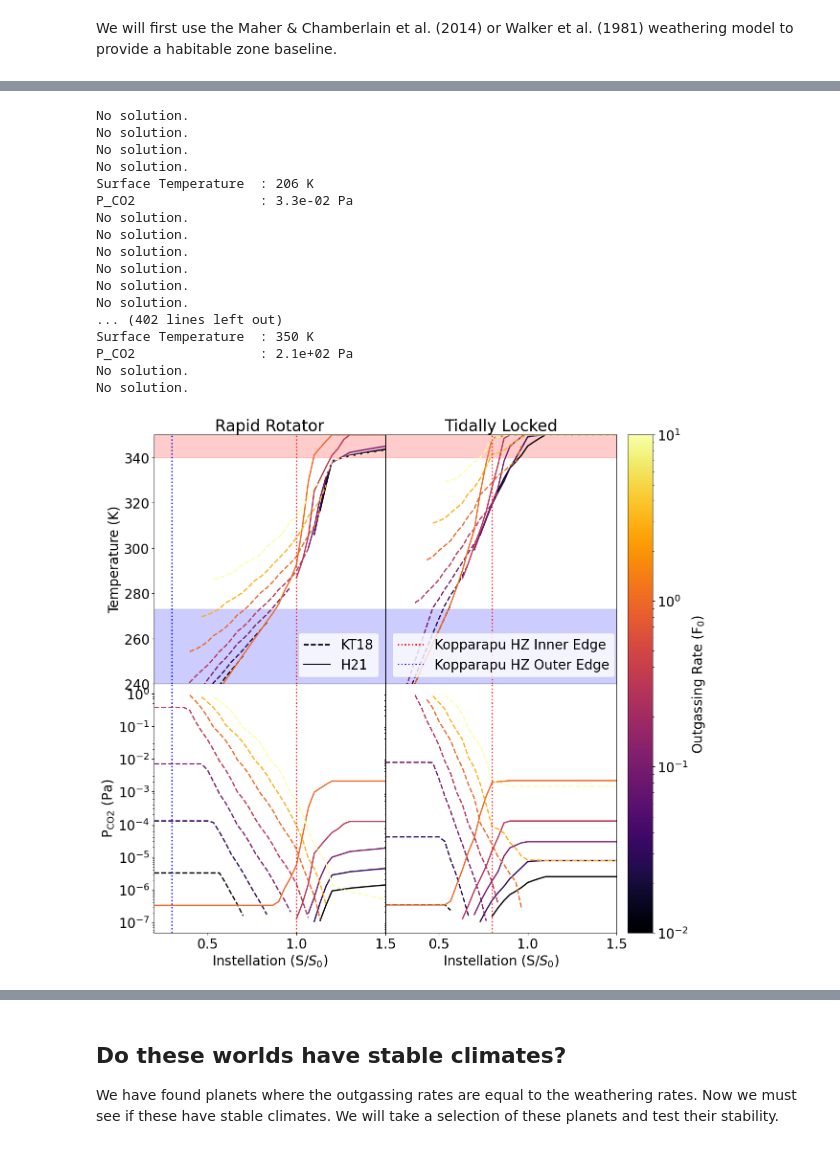
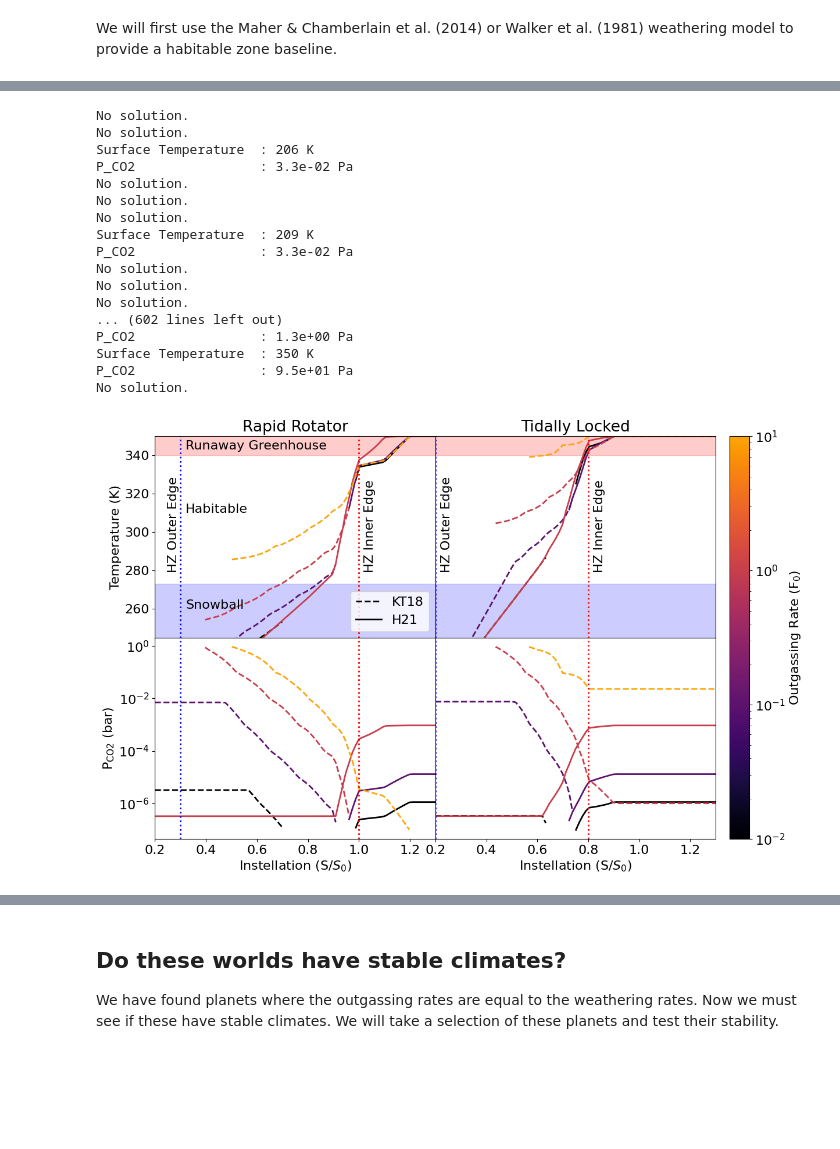
Before and after one commit to astro-pavan/kamino, a Jupyter notebook: notebooks/poster.ipynb, the cells around one changed output, grey strips where cells are left out. Saved outputs shown, nothing was run; the diff lists cells and outputs as text; code cells hidden in the pictures; blank space fills up the shorter version.

```diff
--- a/notebooks/poster.ipynb
+++ b/notebooks/poster.ipynb
@@ -19,13 +19,13 @@ import matplotlib as mpl
 import numpy as np
 # %%
 plot_width = 15 # in
-plt.rcParams.update({'font.size': 20})
-plt.rcParams.update({'figure.titlesize': 20})
+plt.rcParams.update({'font.size': 16})
+plt.rcParams.update({'figure.titlesize': 18})
 plt.rcParams.update({'lines.linewidth': 2})
 # %%
 # instellation_range = np.array([0.2, 0.3, 0.4, 0.5, 0.6, 0.7, 0.8, 0.9, 1.0, 1.1, 1.2, 1.3, 1.4])
-instellation_range = np.linspace(0.2, 1.5, num=40)
-outgassing_range = np.array([0.01, 0.03, 0.1, 0.3, 1.0, 3.0, 10.0])
+instellation_range = np.linspace(0.2, 1.5, num=100)
+outgassing_range = np.array([0.01, 0.1, 1.0, 10.0])
 results_shape = (len(instellation_range), len(outgassing_range))
 ocean_depth = 3000
 # %% [markdown]
@@ -38,7 +38,7 @@ T_weather_baseline = np.zeros(len(instellation_range))
 for i, s in enumerate(instellation_range):
 
     try:
-        pl = planet(1e5, 3000, s, 1, 0.05, 50e6, 100, use_WHAK_weathering=True, albedo=0.05)
+        pl = planet(1e5, 3000, s, 1, 0.05, 50e6, 100, use_MAC_weathering=True, albedo=0.05)
         T_s, pco2, _, _, _, weathering= pl.find_steady_state_no_evolution(diagnostic_plots=False)
     except ValueError:
         T_s, pco2, weathering = np.nan, np.nan, np.nan
@@ -187,8 +187,6 @@ for i, s in enumerate(instellation_range):
         pco2_tidal_H21[i, j] = pco2 * 1e-5 # convert to bar
         T_weather_tidal_H21[i, j] = weathering
 # %% [output]
-No solution.
-No solution.
 No solution.
 No solution.
 Surface Temperature  : 206 K
@@ -196,14 +194,16 @@ P_CO2                : 3.3e-02 Pa
 No solution.
 No solution.
 No solution.
+Surface Temperature  : 209 K
+P_CO2                : 3.3e-02 Pa
 No solution.
 No solution.
 No solution.
-... (402 lines left out)
+... (602 lines left out)
+P_CO2                : 1.3e+00 Pa
 Surface Temperature  : 350 K
-P_CO2                : 2.1e+02 Pa
+P_CO2                : 9.5e+01 Pa
 No solution.
-No solution.
 # %%
 # T_rapid_new = np.zeros(results_shape)
 # pco2_rapid_new = np.zeros(results_shape)
@@ -223,7 +223,7 @@ No solution.
 #         T_weather_rapid_new[i, j] = weathering
 # %%
 # fig, (ax1, ax2, ax3) = plt.subplots(3, 1, sharex=True, figsize=(8, 9), gridspec_kw={'hspace': 0.0})
-fig, axs= plt.subplots(2, 2, sharex=True, figsize=(plot_width, 0.9*plot_width), gridspec_kw={'hspace': 0.0, 'wspace': 0.0})
+fig, axs= plt.subplots(2, 2, sharex=True, figsize=(plot_width, 0.6*plot_width), gridspec_kw={'hspace': 0.0, 'wspace': 0.0})
 
 ax1 = axs[0,0]
 ax2 = axs[1,0]
@@ -231,7 +231,10 @@ ax3 = axs[0,1]
 ax4 = axs[1,1]
 
 
-cmap = mpl.colormaps['inferno']
+inferno = mpl.colormaps['inferno']
+
+colors = inferno(np.linspace(0, 0.8, 256))
+cmap = mpl.colors.LinearSegmentedColormap.from_list('darker_inferno', colors)
 # norm = mpl.colors.Normalize(vmin=min(outgassing_range), vmax=max(outgassing_range))
 # sm = plt.cm.ScalarMappable(cmap=cmap, norm=norm)
 # sm.set_array([])
@@ -269,48 +272,59 @@ for i, outgas in enumerate(outgassing_range):
 ax1.set_ylabel('Temperature (K)')
 ax1.set_xlim(np.min(instellation_range), np.max(instellation_range))
 
-ax1.set_ylim(240, 350)
-ax3.set_ylim(240, 350)
+ax1.set_ylim(245, 350)
+ax3.set_ylim(245, 350)
+
+ax1.set_xlim(0.4, 1.3)
+ax3.set_xlim(0.2, 1.3)
+ax2.set_xlim(0.4, 1.3)
+ax4.set_xlim(0.2, 1.3)
+
 ax1.axhspan(340, 350, color='red', alpha=0.2)
 ax1.axhspan(273, 200, color='blue', alpha=0.2)
 ax3.axhspan(340, 360, color='red', alpha=0.2)
 ax3.axhspan(273, 200, color='blue', alpha=0.2)
 
-# ax1.axvline(1.0, color='red', linestyle=':')
-# ax1.axvline(0.3, color='blue', linestyle=':')
-# ax2.axvline(1.0, color='red', linestyle=':')
-# ax2.axvline(0.3, color='blue', linestyle=':')
-# ax3.axvline(0.8, color='red', linestyle=':', label='Kopparapu HZ Inner Edge')
-# ax3.axvline(0.2, color='blue', linestyle=':', label='Kopparapu HZ Outer Edge')
-# ax4.axvline(0.8, color='red', linestyle=':')
-# ax4.axvline(0.2, color='blue', linestyle=':')
+ax1.axvline(1.0, color='red', linestyle=':')
+ax1.axvline(0.3, color='blue', linestyle=':')
+ax2.axvline(1.0, color='red', linestyle=':')
+ax2.axvline(0.3, color='blue', linestyle=':')
+ax3.axvline(0.8, color='red', linestyle=':', label='HZ Inner Edge')
+ax3.axvline(0.2, color='blue', linestyle=':', label='HZ Outer Edge')
+ax4.axvline(0.8, color='red', linestyle=':')
+ax4.axvline(0.2, color='blue', linestyle=':')
 
-# ax1.text(0.25, 340, 'Runaway Greenhouse')
-# ax1.text(0.25, 310, 'Habitable')
-# ax1.text(0.25, 250, 'Snowball')
+ax1.text(0.32, 343, 'Runaway Greenhouse')
+ax1.text(0.32, 310, 'Habitable')
+ax1.text(0.32, 260, 'Snowball')
 
-ax1.legend()
-ax3.legend()
+ax1.legend(loc='lower right')
 
 # ax2.scatter(1, 280e-6, c='black', label='Earth')
-ax2.set_ylabel('$\\text{P}_{\\text{CO2}}$ (Pa)')
+ax2.set_ylabel('$\\text{P}_{\\text{CO2}}$ (bar)')
 ax2.set_yscale('log')
 ax4.set_yscale('log')
 
 ax3.set_yticks([])
 ax4.set_yticks([])
 
 ax2.set_xlabel('Instellation (S/$S_0$)')
 ax4.set_xlabel('Instellation (S/$S_0$)')
 
 ax1.set_title('Rapid Rotator')
 ax3.set_title('Tidally Locked')
 
+ax1.text(0.25, 280, 'HZ Outer Edge', rotation='vertical')
+ax1.text(1.02, 280, 'HZ Inner Edge', rotation='vertical')
+
+ax3.text(0.22, 280, 'HZ Outer Edge', rotation='vertical')
+ax3.text(0.82, 280, 'HZ Inner Edge', rotation='vertical')
+
 cbar = fig.colorbar(sm, ax=axs.ravel().tolist(), orientation='vertical', pad=0.02)
 cbar.set_label('Outgassing Rate ($\\text{F}_{0}$)')
 
 plt.savefig('steady_states.pdf', bbox_inches='tight')
 plt.show()
 # %% [output]
-[figure, old version]
+[figure, new version]
 # %%
```
Also changed, not shown: parts of 13 cells of this notebook, 6 other files.
